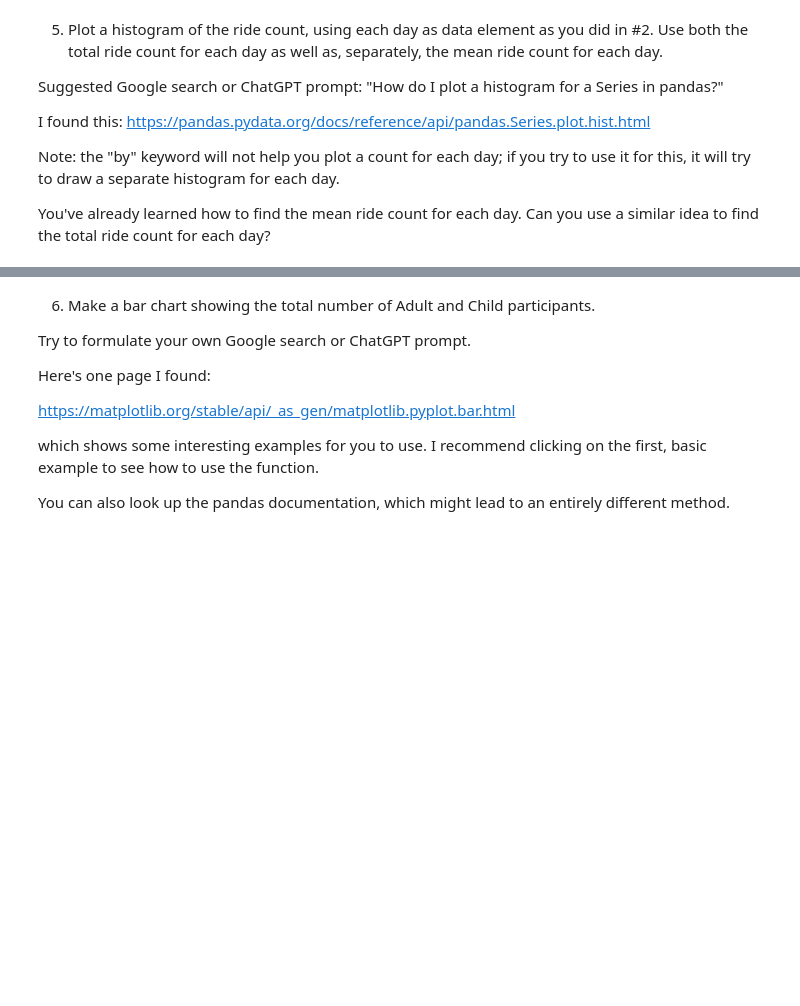
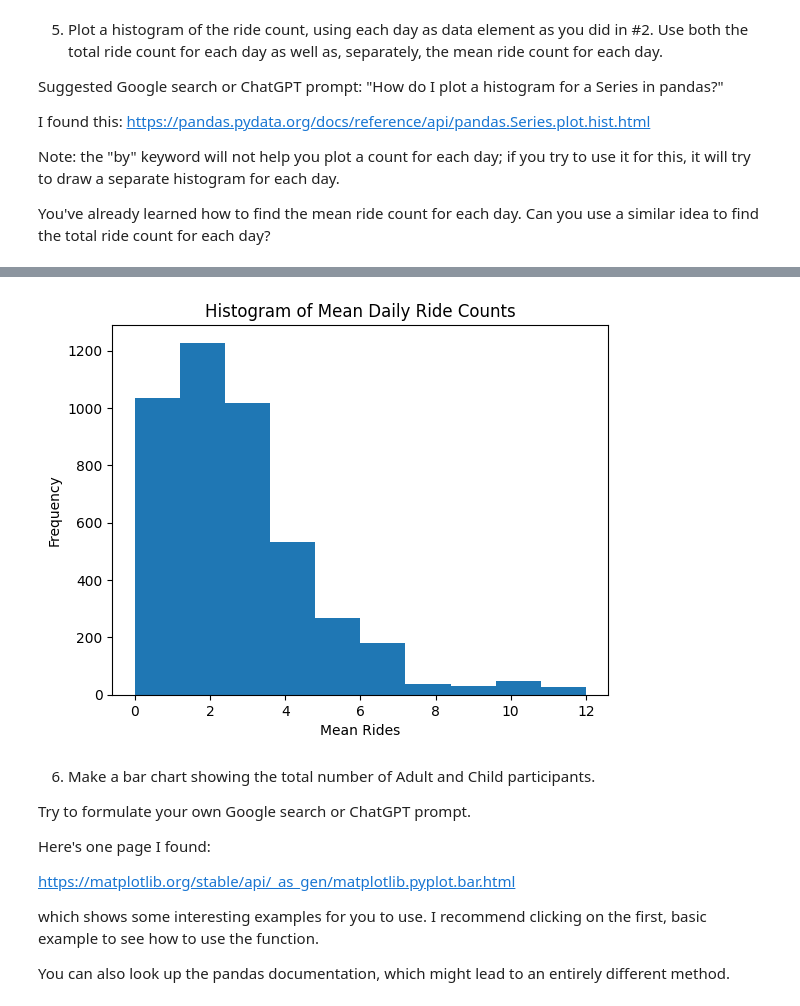
Before and after one commit to salil82/Module-B-semester-2, a Jupyter notebook: OMDS-ModB2-Week3-Deshpande-Salil.ipynb, the cells around one changed output, grey strips where cells are left out. Drawn from its saved outputs; the diff is of its cells as text; code cells hidden in the pictures; blank space fills up the shorter version.

```diff
--- a/OMDS-ModB2-Week3-Deshpande-Salil.ipynb
+++ b/OMDS-ModB2-Week3-Deshpande-Salil.ipynb
@@ -297,3 +305,8 @@ You've already learned how to find the mean ride count for each day.  Can you us
+# %%
+daily_mean_total_rides.plot.hist(title='Histogram of Mean Daily Ride Counts', xlabel='Mean Rides', ylabel='Frequency')
+plt.show()
+# %% [output]
+[figure, added]
 # %% [markdown]
 6. Make a bar chart showing the total number of Adult and Child participants.
 
```
Also changed, not shown: parts of 94 cells of this notebook.
